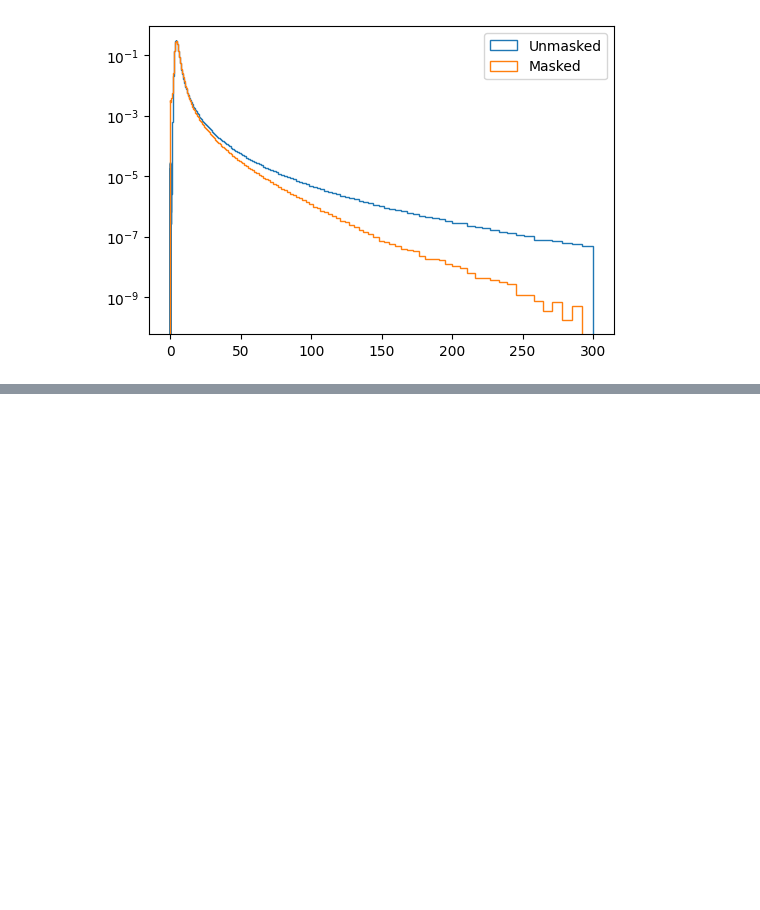
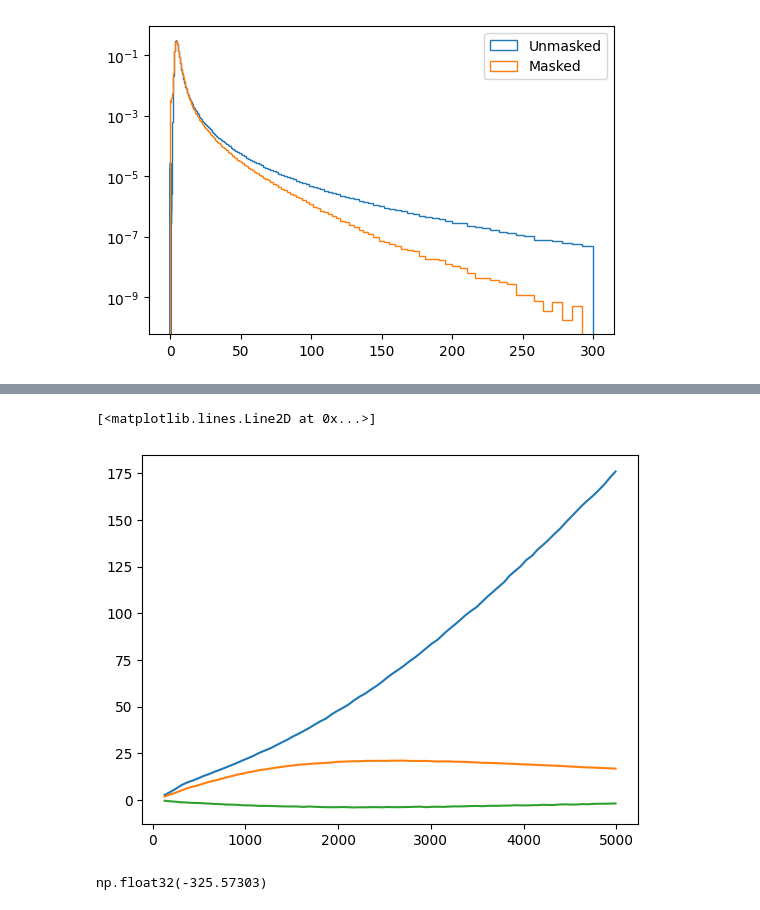
Before and after one commit to AlexBM173/cmb_foregrounds_diffusion, a Jupyter notebook: scratch.ipynb, the cells around one changed output, grey strips where cells are left out. Saved outputs shown, nothing was run; the diff lists cells and outputs as text; code cells hidden in the pictures; blank space fills up the shorter version.

```diff
--- a/scratch.ipynb
+++ b/scratch.ipynb
@@ -128,0 +203,29 @@ plt.legend()
+# %%
+RES = 256
+STEP_SIZE = 6
+ANG_X = 6.
+ANG_Y = 6.
+flatskymapparams = [RES, RES, 60.*ANG_X/RES, 60.*ANG_X/RES]
+# %%
+ell = []
+cls_cib = []
+cls_tsz = []
+cls_cross = []
+
+els,_ = map2cl(flatskymapparams, train_maps[0, :, :, 0], train_maps[0, :, :, 0],maxbin=5000)
+
+for i in range(len(train_maps)):
+    cls_cib.append(map2cl(flatskymapparams, train_maps[i, :, :, 0], train_maps[i, :, :, 0],maxbin=5000)[1])
+    cls_tsz.append(map2cl(flatskymapparams, train_maps[i, :, :, 1], train_maps[i, :, :, 1],maxbin=5000)[1])
+    cls_cross.append(map2cl(flatskymapparams, train_maps[i, :, :, 0], train_maps[i, :, :, 1],maxbin=5000)[1])
+# %%
+cls_cib_mean = np.mean(cls_cib, axis=0)
+cls_tsz_mean = np.mean(cls_tsz, axis=0)
+cls_cross_mean = np.mean(cls_cross, axis=0)
+# %%
+plt.plot(els,els**2*cls_cib_mean)
+plt.plot(els,els**2*cls_tsz_mean)
+plt.plot(els,els**2*cls_cross_mean)
+# %% [output]
+[<matplotlib.lines.Line2D at 0x...>]
+[figure, added]
@@ -128,0 +426,4 @@ plt.legend()
+# %%
+np.min(maps[...,1])
+# %% [output]
+np.float32(-325.57303)
```
Also changed, not shown: parts of 16 cells of this notebook, 3 other files.
